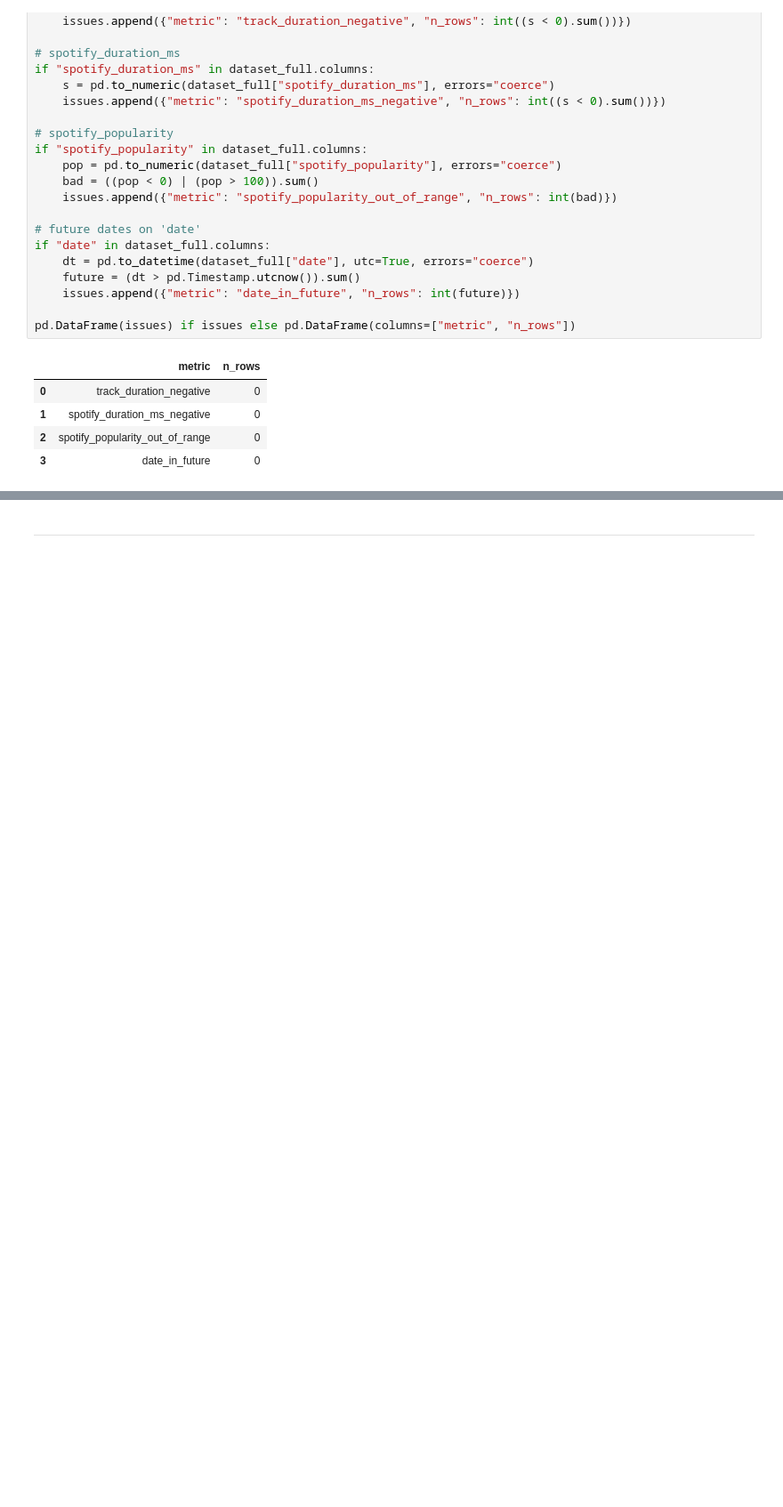
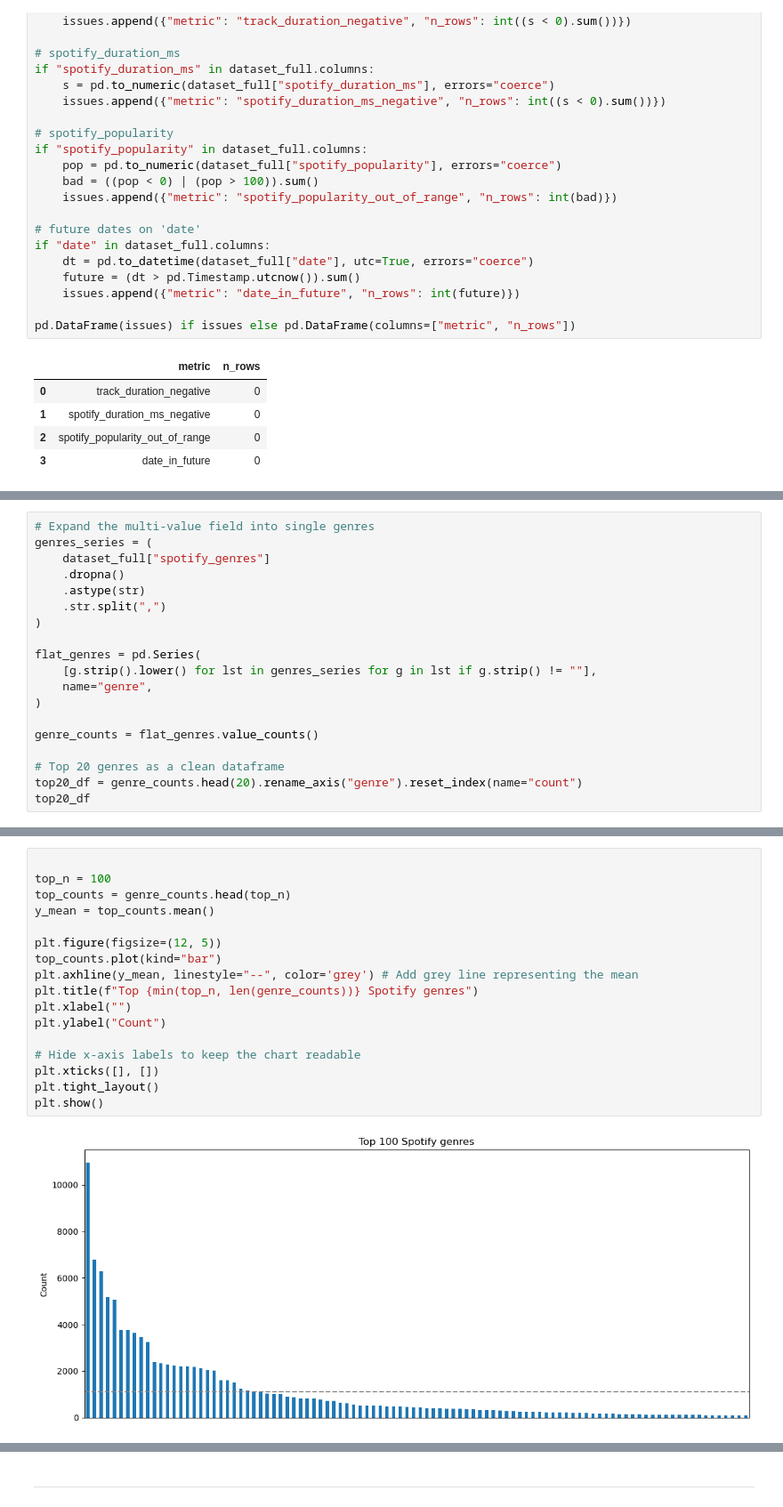
Before and after one commit to Tyainss/song-of-the-week, a Jupyter notebook: notebooks/00_eda.ipynb, the cells around one changed output, grey strips where cells are left out. Shown: that part at 89% size. Drawn from its saved outputs; the diff is of its cells as text; blank space fills up the shorter version.

Commit message:
:sparkles: Add genre analysis and grouping

```diff
--- a/notebooks/00_eda.ipynb
+++ b/notebooks/00_eda.ipynb
@@ -228,0 +233,19 @@ pd.DataFrame(issues) if issues else pd.DataFrame(columns=["metric", "n_rows"])
+# %%
+# Expand the multi-value field into single genres
+genres_series = (
+    dataset_full["spotify_genres"]
+    .dropna()
+    .astype(str)
+    .str.split(",")
+)
+
+flat_genres = pd.Series(
+    [g.strip().lower() for lst in genres_series for g in lst if g.strip() != ""],
+    name="genre",
+)
+
+genre_counts = flat_genres.value_counts()
+
+# Top 20 genres as a clean dataframe
+top20_df = genre_counts.head(20).rename_axis("genre").reset_index(name="count")
+top20_df
@@ -228,0 +270,19 @@ pd.DataFrame(issues) if issues else pd.DataFrame(columns=["metric", "n_rows"])
+# %%
+
+top_n = 100
+top_counts = genre_counts.head(top_n)
+y_mean = top_counts.mean()
+
+plt.figure(figsize=(12, 5))
+top_counts.plot(kind="bar")
+plt.axhline(y_mean, linestyle="--", color='grey') # Add grey line representing the mean
+plt.title(f"Top {min(top_n, len(genre_counts))} Spotify genres")
+plt.xlabel("")
+plt.ylabel("Count")
+
+# Hide x-axis labels to keep the chart readable
+plt.xticks([], [])
+plt.tight_layout()
+plt.show()
+# %% [output]
+[figure, added]
```
Also changed, not shown: parts of 10 cells of this notebook.
